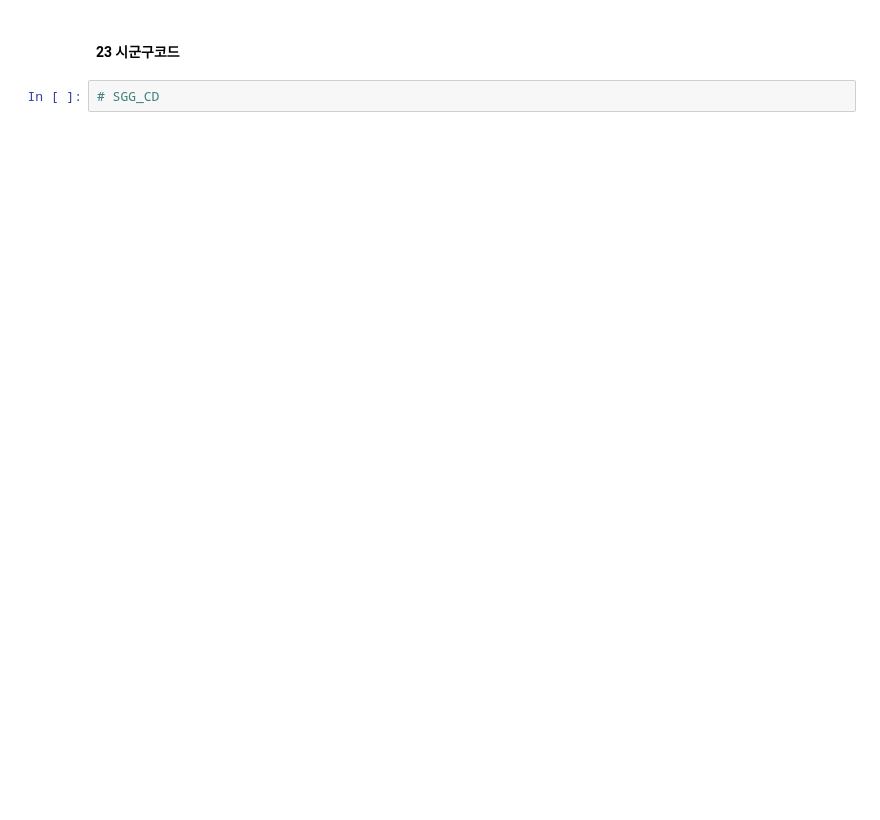
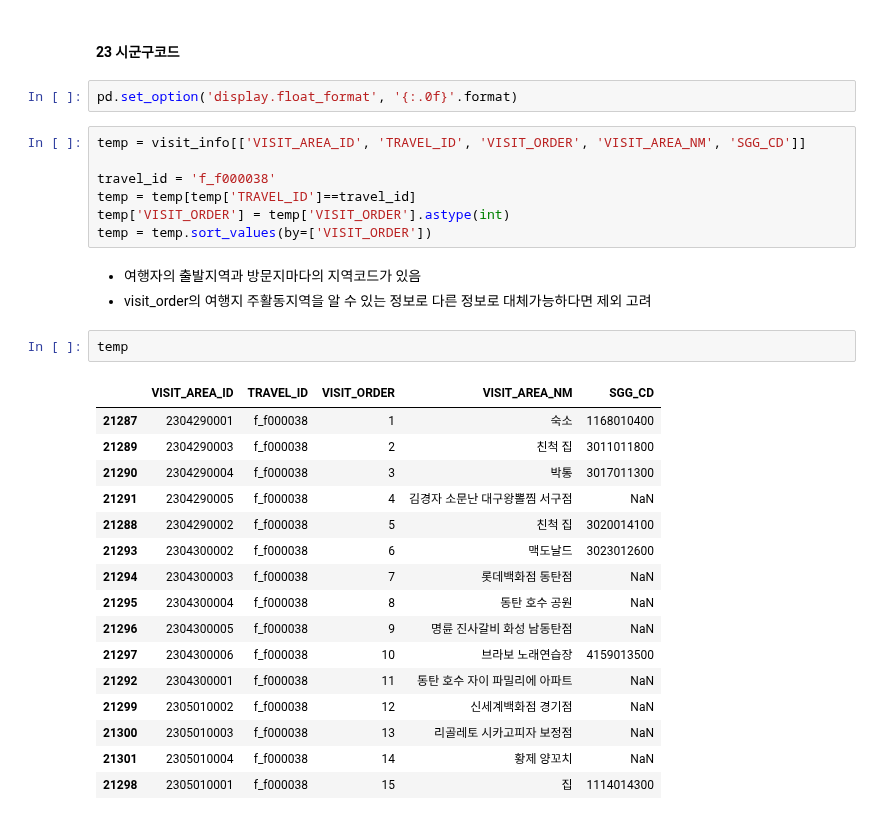
Before and after one commit to SKNetworks-AI19-250818/SKN19-mini-1Team, a Jupyter notebook: preprocessing/방문지데이터확인.ipynb, the cells around one changed output. Saved outputs shown, nothing was run; the diff lists cells and outputs as text; blank space fills up the shorter version.

```diff
--- a/preprocessing/방문지데이터확인.ipynb
+++ b/preprocessing/방문지데이터확인.ipynb
@@ -190,4 +269,33 @@ temp
 # %% [markdown]
 #### 23 시군구코드
+# %%
+pd.set_option('display.float_format', '{:.0f}'.format)
 # %%
-# SGG_CD
+temp = visit_info[['VISIT_AREA_ID', 'TRAVEL_ID', 'VISIT_ORDER', 'VISIT_AREA_NM', 'SGG_CD']]
+
+travel_id = 'f_f000038'
+temp = temp[temp['TRAVEL_ID']==travel_id]
+temp['VISIT_ORDER'] = temp['VISIT_ORDER'].astype(int)
+temp = temp.sort_values(by=['VISIT_ORDER'])
+# %% [markdown]
+- 여행자의 출발지역과 방문지마다의 지역코드가 있음
+- visit_order의 여행지 주활동지역을 알 수 있는 정보로 다른 정보로 대체가능하다면 제외 고려
+# %%
+temp
+# %% [output]
+|  | VISIT_AREA_ID | TRAVEL_ID | VISIT_ORDER | VISIT_AREA_NM | SGG_CD |
+| 21287 | 2304290001 | f_f000038 | 1 | 숙소 | 1168010400 |
+| 21289 | 2304290003 | f_f000038 | 2 | 친척 집 | 3011011800 |
+| 21290 | 2304290004 | f_f000038 | 3 | 박통 | 3017011300 |
+| 21291 | 2304290005 | f_f000038 | 4 | 김경자 소문난 대구왕뽈찜 서구점 | NaN |
+| 21288 | 2304290002 | f_f000038 | 5 | 친척 집 | 3020014100 |
+| 21293 | 2304300002 | f_f000038 | 6 | 맥도날드 | 3023012600 |
+| 21294 | 2304300003 | f_f000038 | 7 | 롯데백화점 동탄점 | NaN |
+| 21295 | 2304300004 | f_f000038 | 8 | 동탄 호수 공원 | NaN |
+| 21296 | 2304300005 | f_f000038 | 9 | 명륜 진사갈비 화성 남동탄점 | NaN |
+| 21297 | 2304300006 | f_f000038 | 10 | 브라보 노래연습장 | 4159013500 |
+| 21292 | 2304300001 | f_f000038 | 11 | 동탄 호수 자이 파밀리에 아파트 | NaN |
+| 21299 | 2305010002 | f_f000038 | 12 | 신세계백화점 경기점 | NaN |
+| 21300 | 2305010003 | f_f000038 | 13 | 리골레토 시카고피자 보정점 | NaN |
+| 21301 | 2305010004 | f_f000038 | 14 | 황제 양꼬치 | NaN |
+| 21298 | 2305010001 | f_f000038 | 15 | 집 | 1114014300 |
```
Also changed, not shown: parts of 9 cells of this notebook.
